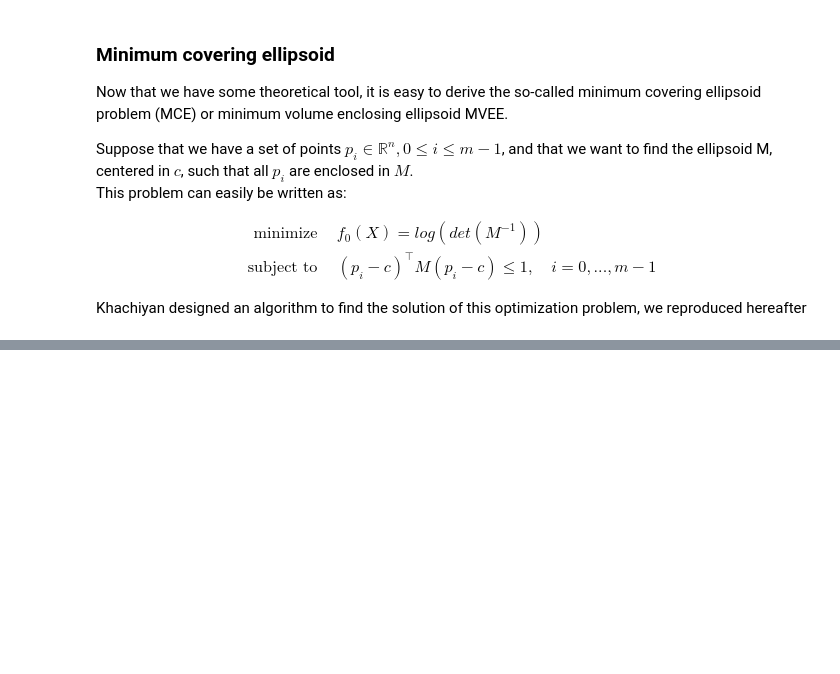
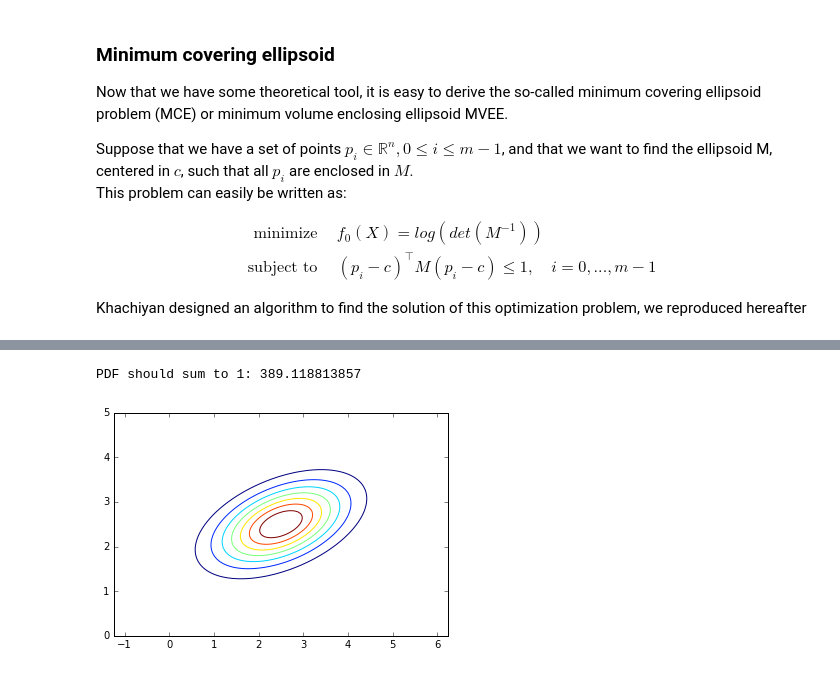
Before and after one commit to gnthibault/Optimisation-Python, a Jupyter notebook: EllipsoidEstimation.ipynb, the cells around one changed output, grey strips where cells are left out. Saved outputs shown, nothing was run; the diff lists cells and outputs as text; code cells hidden in the pictures; blank space fills up the shorter version.

```diff
--- a/EllipsoidEstimation.ipynb
+++ b/EllipsoidEstimation.ipynb
@@ -133,7 +133,10 @@ In order to generate a PSD of the form:
 # %%
 #define the rotation matrix:
 theta = np.pi/8.
-Mrot = np.array([[np.cos(theta),-np.sin(theta)],[np.sin(theta),np.cos(theta)]])
+
+def GetRotMat( theta ):
+    return np.array([[np.cos(theta),-np.sin(theta)],[np.sin(theta),np.cos(theta)]])
+Mrot = GetRotMat( theta )
 
 #compute the rotation/dilation/inverse rotation matrix Manisorot = Mrot Maniso Mrot^t
 Manisorot = np.dot(Maniso,Mrot.T)
@@ -289,0 +324,25 @@ plt.axis('equal')
+# %%
+#Here is an example of a 2D gaussian distribution
+
+#Generate predefined meshgrid
+x = np.linspace(0, 5, 100)
+y = np.linspace(0, 5, 100)
+X, Y = np.meshgrid(x,y)
+xvec = np.array([np.reshape(X,X.size),np.reshape(Y,Y.size)])
+
+Sigma = la.inv(Manisorot)
+mu = np.array([2.5,2.5]).reshape(2,1)
+coef = 1/np.sqrt(np.power(2*np.pi,2)*la.det(Sigma))
+
+#plot contour of 2-dimensional gaussian pdf
+test=np.dot(la.inv(Sigma),xvec-mu)
+Egauss=coef * np.exp(-0.5* np.sum(test*(xvec-mu),0))
+
+plt.contour(X,Y,np.reshape(Egauss,X.shape))
+plt.axis('equal')
+
+#distribution should sum to 1
+print "PDF should sum to 1: "+str(Egauss.sum())
+# %% [output]
+PDF should sum to 1: 389.118813857
+[figure, added]
```
Also changed, not shown: parts of 7 cells of this notebook, 1 other file.
